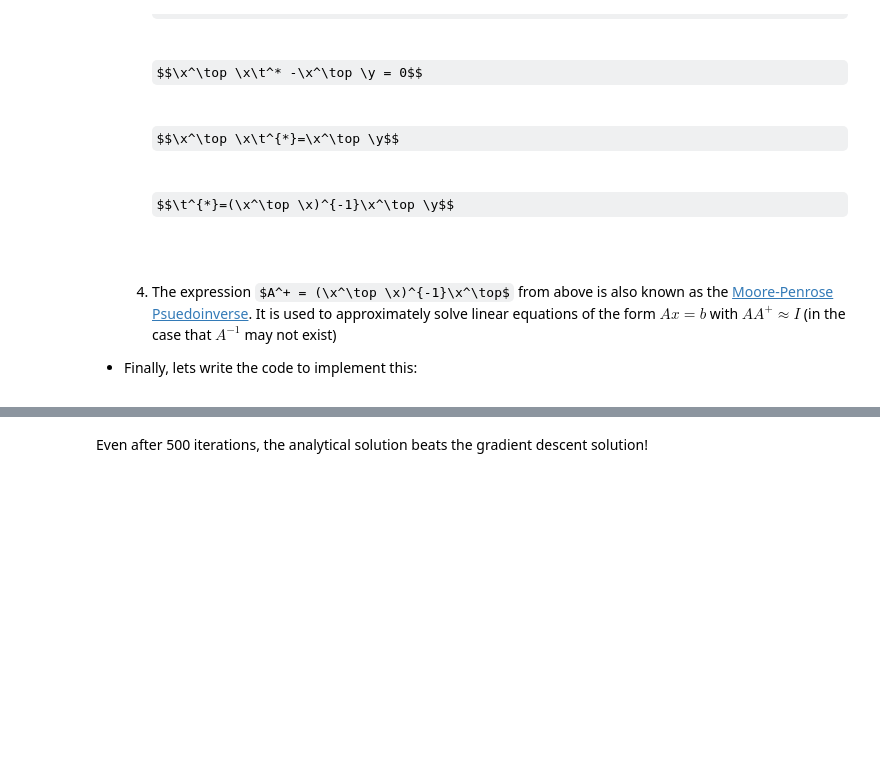
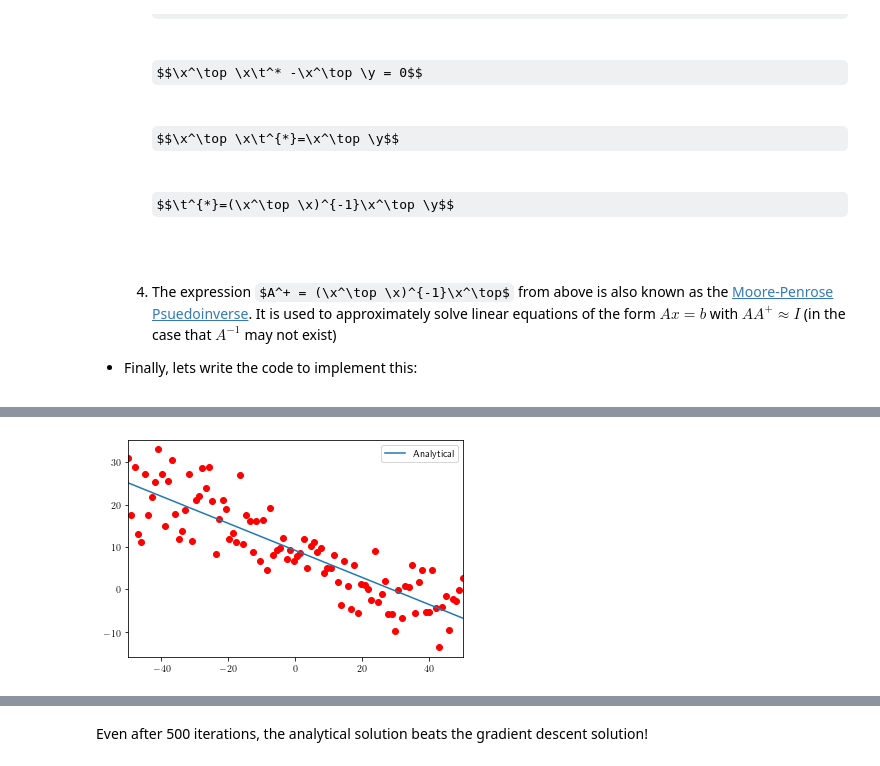
Before and after one commit to jbial/ml-tutorials, a Jupyter notebook: linear_regression/linreg_tutorial.ipynb, the cells around one changed output, grey strips where cells are left out. Drawn from its saved outputs; the diff is of its cells as text; code cells hidden in the pictures; some formulas as TeX source; blank space fills up the shorter version.

```diff
--- a/linear_regression/linreg_tutorial.ipynb
+++ b/linear_regression/linreg_tutorial.ipynb
@@ -93,5 +108,5 @@ This is called Empirical Risk Minimization (ERM).
 * Finally, lets write the code to implement this:
 # %%
 # Reshape a copy of x into a matrix with a 1's column appended to it
-X =
+X = np.c_[xdata[:], np.ones(xdata.shape)]
 print(X[20:30])  # Show a few entries to get the idea
@@ -98,9 +124,11 @@ print(X[20:30])  # Show a few entries to get the idea
 # %%
 # Finally just apply the equation using numpy!
 # Note: The output will be a [2,1] vector containing m and b
-params =
+params = np.linalg.inv(X.T@X)@X.T@ydata
 
 show_dataset(xdata, ydata, [(X@params, "Analytical")])
+# %% [output]
+[figure, added]
 # %% [markdown]
 ## Method 2: Gradient Descent
 
```
Also changed, not shown: parts of 7 cells of this notebook.
